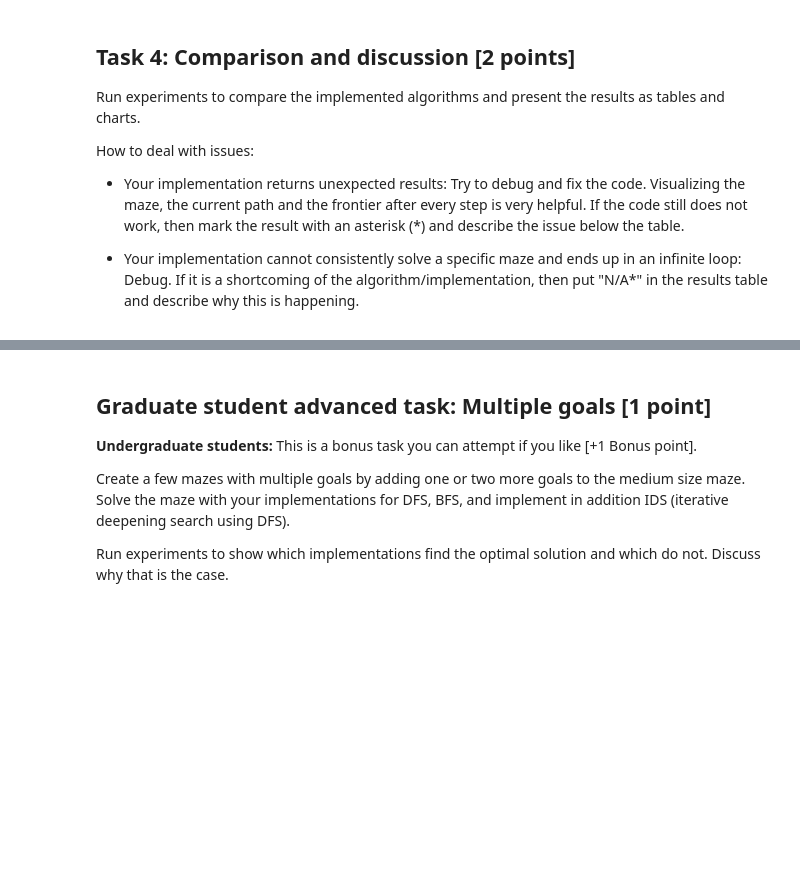
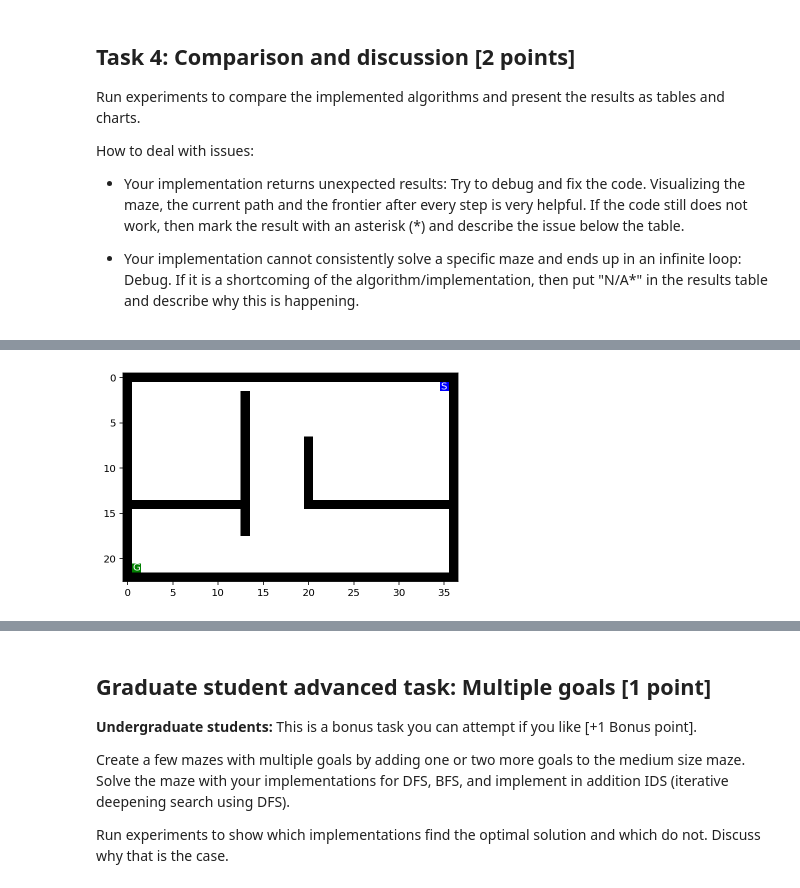
Before and after one commit to JonasMoros/Artificial_Intelligence_SMU, a Jupyter notebook: Lab3.ipynb, the cells around one changed output, grey strips where cells are left out. Saved outputs shown, nothing was run; the diff lists cells and outputs as text; code cells hidden in the pictures; blank space fills up the shorter version.

```diff
--- a/Lab3.ipynb
+++ b/Lab3.ipynb
@@ -581,0 +627,18 @@ Astar(maze)
+# %%
+f = open("open_maze.txt", "r")
+maze_str = f.read()
+%run maze_helper.py
+maze = parse_maze(maze_str)
+import pandas as pd
+BFS1,BFS2 = BFS(maze)
+DFS1,DFS2 = DFS(maze)
+GBS1,GBS2 = Greedy_BFS(maze)
+A1,A2 = A_Star_alg(maze)
+
+data = [['BFS',BFS1,BFS2],['DFS',DFS1,DFS2],['GBS',GBS1,GBS2],['A*',A1,A1]]
+df = pd.DataFrame(data,columns=["Algorithm","Path Cost","Nodes Expanded"])
+# %%
+#Open Maze
+show_maze(maze)
+# %% [output]
+[figure, added]
```
Also changed, not shown: parts of 33 cells of this notebook, 3 other files.
